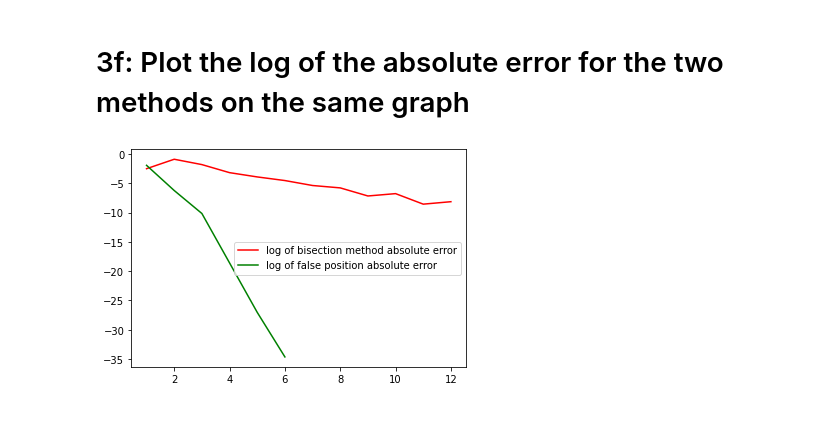
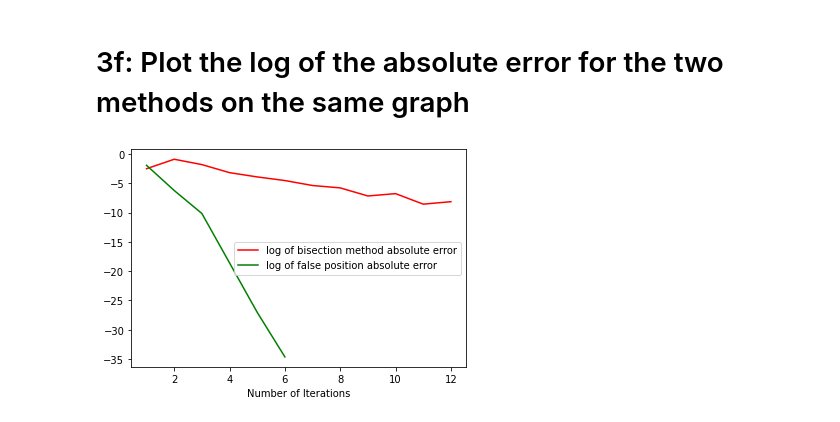
Before and after one commit to mnocerino23/Numerical-Analysis, a Jupyter notebook: CSCI166_HW3.ipynb, the cells around one changed output. Cells and saved outputs as stored; diff of their text form; code cells hidden in the pictures.

```diff
--- a/CSCI166_HW3.ipynb
+++ b/CSCI166_HW3.ipynb
@@ -241,12 +241,12 @@ for item in inputs:
 # %%
 x = inputs
 
 y = bisection_outputs
 z = fp_outputs
-
+plt.xlabel('Number of Iterations')
 plt.plot(x, y, color='r', label='log of bisection method absolute error')
 plt.plot(x, z, color='g', label='log of false position absolute error')
 plt.legend()
 plt.show()
 # %% [output]
-[figure, old version]
+[figure, new version]
```
